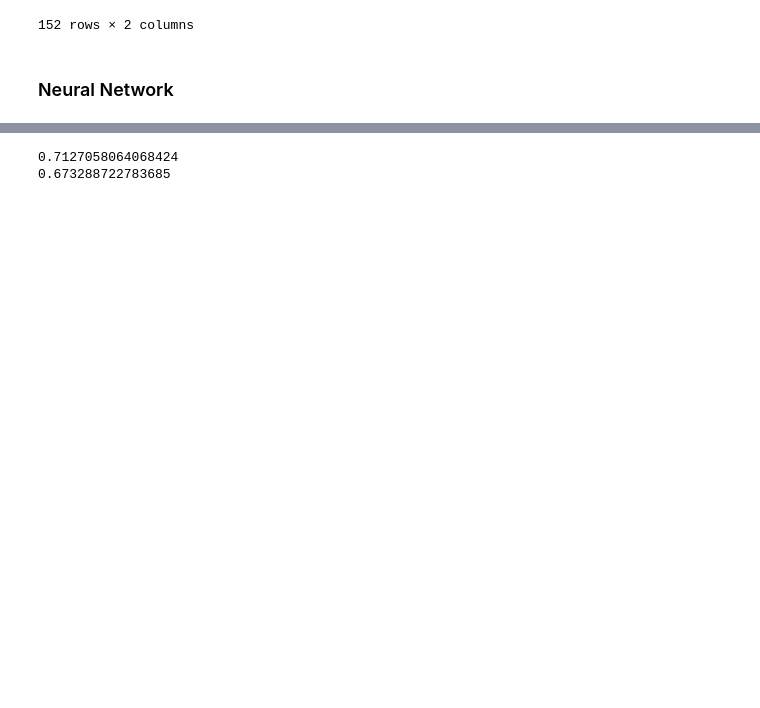
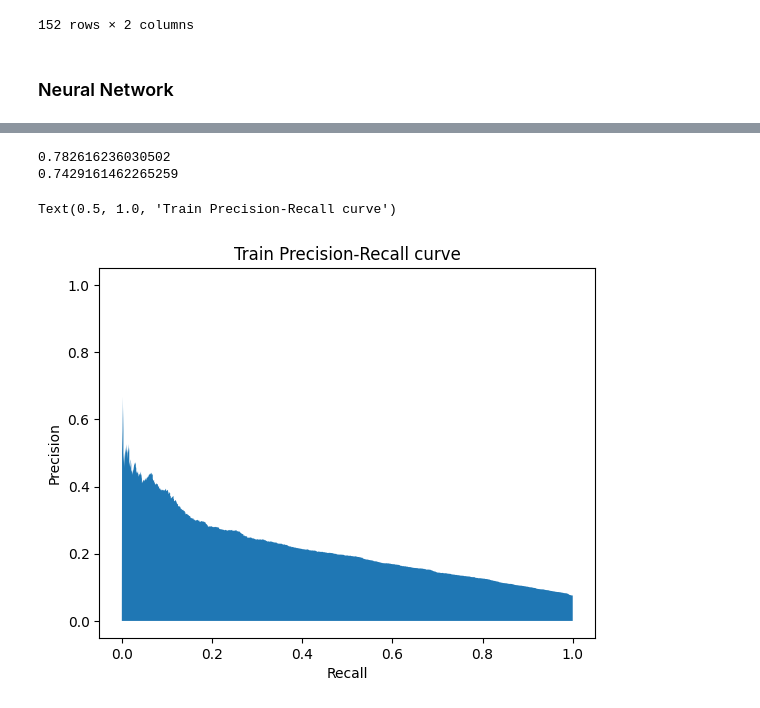
Before and after one commit to benbananas/ORIE5741_final, a Jupyter notebook: workspace-kfold.ipynb, the cells around one changed output, grey strips where cells are left out. Drawn from its saved outputs; the diff is of its cells as text; code cells hidden in the pictures; blank space fills up the shorter version.

```diff
--- a/workspace-kfold.ipynb
+++ b/workspace-kfold.ipynb
@@ -421,6 +454,17 @@ tn, fp, fn, tp
 # %%
-print(roc_auc_score(y_train, y_pred_tr))
-print(roc_auc_score(y_test, y_pred_te))
+print(roc_auc_score(y_train, model_nn(torch.tensor(X_train.values, dtype=torch.float32)).detach().numpy().flatten()))
+print(roc_auc_score(y_test, model_nn(torch.tensor(X_test.values, dtype=torch.float32)).detach().numpy().flatten()))
 # %% [output]
-0.7127058064068424
-0.673288722783685
+0.782616236030502
+0.7429161462265259
+# %%
+from sklearn.metrics import precision_recall_curve
+
+precision, recall, thresholds = precision_recall_curve(y_test, xgb_model.predict_proba(X_test)[:,1])
+plt.fill_between(recall, precision)
+plt.ylabel("Precision")
+plt.xlabel("Recall")
+plt.title("Train Precision-Recall curve")
+# %% [output]
+Text(0.5, 1.0, 'Train Precision-Recall curve')
+[figure, added]
```
Also changed, not shown: parts of 33 cells of this notebook.
